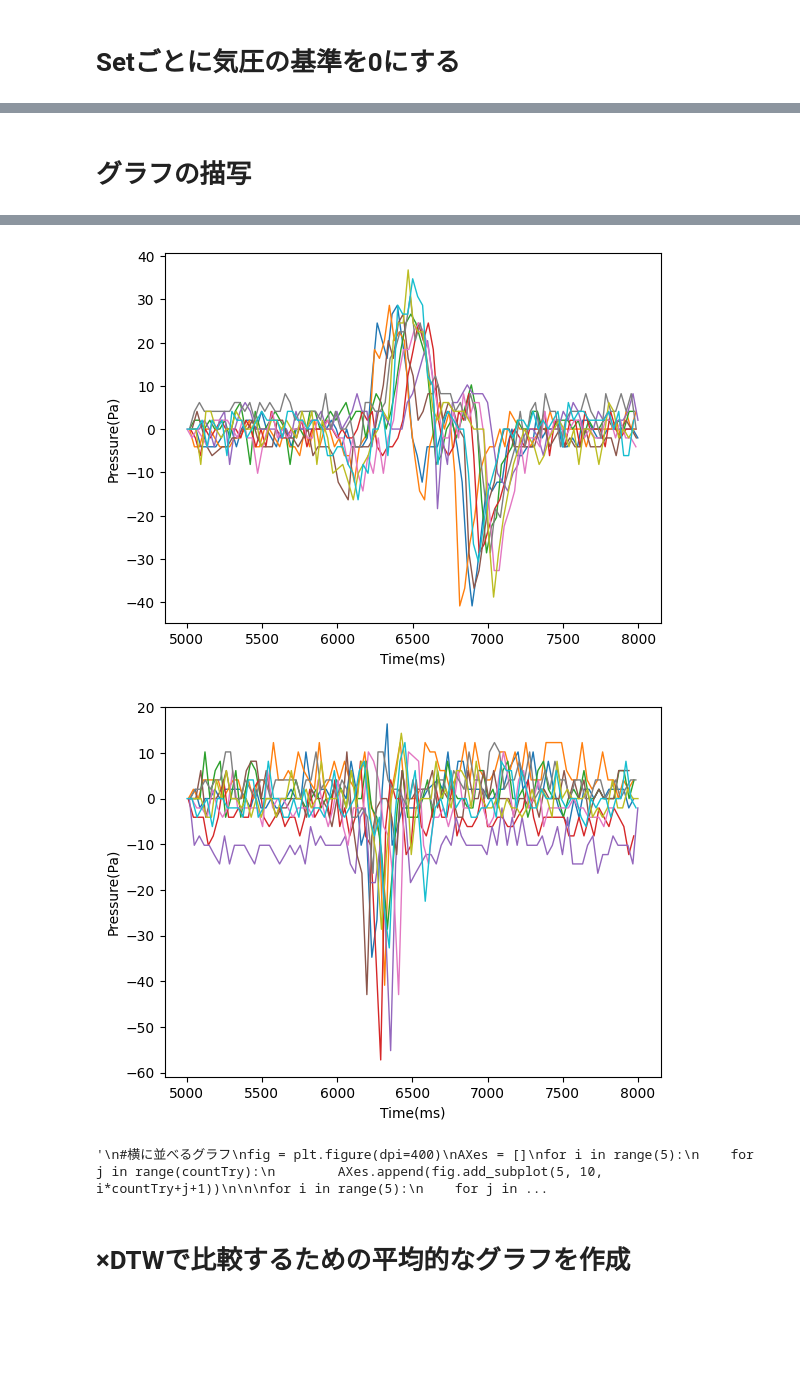
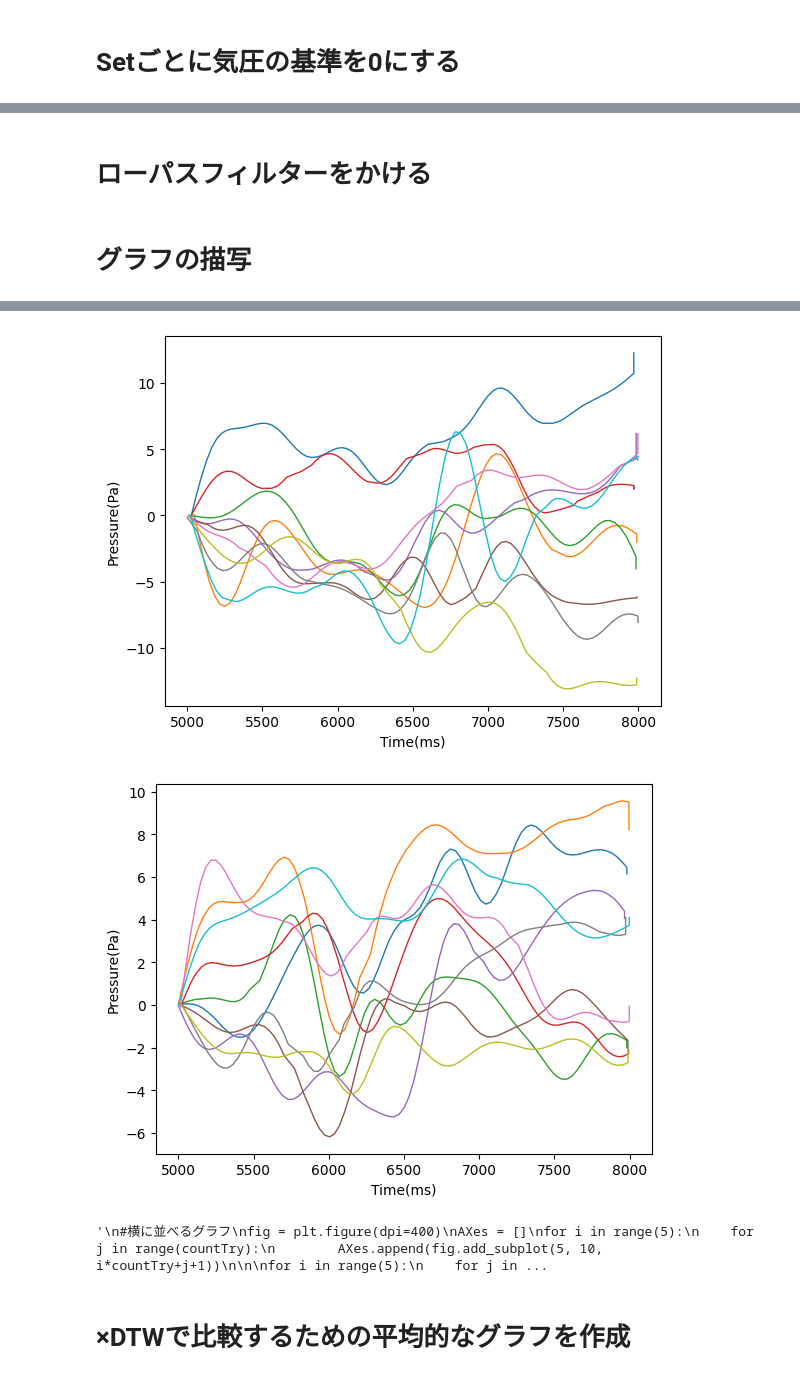
Before and after one commit to Hoji-Yasufumi/research, a Jupyter notebook: JudgeShortWordsBySVM.ipynb, the cells around one changed output, grey strips where cells are left out. Saved outputs shown, nothing was run; the diff lists cells and outputs as text; code cells hidden in the pictures; blank space fills up the shorter version.

Commit message:
Add lowpass filter

```diff
--- a/JudgeShortWordsBySVM.ipynb
+++ b/JudgeShortWordsBySVM.ipynb
@@ -152,7 +136,7 @@ for i in range(numOfSetTry):
 
 for j in range(5):
     for k in range(numDataInSetTry):
-        inputSet[0][j][k].append(pd.read_csv('/content/drive/My Drive/Hoji/dataShorWords_LengthOfThePronunciationIsNotDetermined/Koga/Set1/' + str(judgeVowel(j)) + '/P_' + str(judgeVowel(j)) + '_'+ str(k+1) +'.csv'))
+        inputSet[0][j][k].append(pd.read_csv('/content/drive/My Drive/研究/dataShorWords_LengthOfThePronunciationIsNotDetermined/Koga/Set1/' + str(judgeVowel(j)) + '/P_' + str(judgeVowel(j)) + '_'+ str(k+1) +'.csv'))
         print('/content/drive/My Drive/Hoji/dataShorWords_LengthOfThePronunciationIsNotDetermined/Koga/Set1/' + str(judgeVowel(j)) + '/P_' + str(judgeVowel(j)) + '_'+ str(k+1) +'.csv')
 # %% [output]
 Drive already mounted at /content/drive; to attempt to forcibly remount, call drive.mount("/content/drive", force_remount=True).
@@ -207,12 +246,19 @@ for i in range(numOfSetTry):
 #timeデータの録音開始した秒数を0sにする関数
 def TimesSetting0(timesSameVowelsDatas):
     adjustTimes = []
+    judgeError = False #OpenEarableで時間がリセットされてエラー出たときの判断
     #発話1回のデータを参照する
     for i in range(len(timesSameVowelsDatas)):
         #発話1回分のデータが録音を開始したときの秒数をstartTimeにいれる
         startTime = timesSameVowelsDatas[0]
         #adjustTimesにSetのそれぞれのtimeデータ-startTimeを入れる
         adjustTimes.append(timesSameVowelsDatas[i]-startTime)
+        if timesSameVowelsDatas[i] < startTime:
+          if not judgeError:
+            endTime = timesSameVowelsDatas[i-1] #エラーが最初に検知したときにリセットされた瞬間より1つ前の時間を入れる
+            newStartTime = timesSameVowelsDatas[i] #エラーが最初に検知したときにリセットされた瞬間の時間を入れる
+            #adjustTimes.append(endTime+)
+            judgeError = True
     return adjustTimes
 # %%
 timesAdjustSet0 = [] #調整した経過時間を入れておくための配列
@@ -276,8 +322,17 @@ for i in range(numOfSetTry):
             #print(cuttingTimes5000from8000[i][j][k])
             #print(len(cuttingPresses5000from8000[i][j][k]))
             if len(cuttingPresses5000from8000[i][j][k]) < 90:
-                for l in range(len(cuttingPresses5000from8000[i][j][k]),90):
-                    cuttingPresses5000from8000[i][j][k].append(cuttingPresses5000from8000[i][j][k][len(cuttingPresses5000from8000[i][j][k])-1])
-                    cuttingTimes5000from8000[i][j][k].append(cuttingTimes5000from8000[i][j][k][len(cuttingTimes5000from8000[i][j][k])-1])
-            print(len(cuttingPresses5000from8000[i][j][k]))
+                # リストが空の場合の処理を追加
+                if not cuttingPresses5000from8000[i][j][k]:
+                    #print(str(i) + " " + str(j) + " " + str(k) + " " + str(len(cuttingPresses5000from8000[i][j][k])) + " " + str(len(cuttingTimes5000from8000[i][j][k])))
+                    #空のリストにダミーデータを90個追加
+                    cuttingPresses5000from8000[i][j][k].extend([0] * 90)
+                    #cuttingTimes5000from8000[i][j][k] = list(range(5000,8000,3000//90))
+                    #print(cuttingTimes5000from8000[i][j][k])
+                else:
+                    # リストが空でない場合は、既存の最後の要素で埋める
+                    for l in range(len(cuttingPresses5000from8000[i][j][k]), 90):
+                        cuttingPresses5000from8000[i][j][k].append(cuttingPresses5000from8000[i][j][k][-1])
+                        cuttingTimes5000from8000[i][j][k].append(cuttingTimes5000from8000[i][j][k][-1])
+            print(str(i) + " " + str(j) + " " + str(k) + " " + str(len(cuttingPresses5000from8000[i][j][k])) + " " + str(len(cuttingTimes5000from8000[i][j][k])))
 # %% [output]
@@ -355,3 +484,14 @@ for i in range(numOfSetTry):
+# %% [markdown]
+# **ローパスフィルターをかける**
+# %%
+pressesAdjustLowpass = []
+for i in range(numOfSetTry):
+    pressesAdjustLowpass.append([])
+    for j in range(5):
+        pressesAdjustLowpass[i].append([])
+        for k in range(numDataInSetTry):
+            pressesAdjustLowpass[i][j].append([])
+            pressesAdjustLowpass[i][j][k] = lowpass(pressesAdjustAve[i][j][k], cuttingTimes5000from8000[i][j][k])
 # %% [markdown]
 # **グラフの描写**
 # %%
@@ -376,7 +516,7 @@ for i in range(numOfSetTry):
         plt.xlabel("Time(ms)")
         for k in range(numDataInSetTry):
             #if(j==0):
-                plt.plot(cuttingTimes5000from8000[i][j][k], pressesAdjustAve[i][j][k],linewidth=1)
+                plt.plot(cuttingTimes5000from8000[i][j][k], pressesAdjustLowpass[i][j][k],linewidth=1)
                 #plt.hlines(aveOfSameSet[i], 5000, 8000, color='g', linestyles='dotted')
         plt.show()
 
@@ -405,5 +545,5 @@ plt.show()
-[figure, old version]
+[figure, new version]
-[figure, old version]
+[figure, new version]
 '\n#横に並べるグラフ\nfig = plt.figure(dpi=400)\nAXes = []\nfor i in range(5):\n    for j in range(countTry):\n        AXes.append(fig.add_subplot(5, 10, i*countTry+j+1))\n\n\nfor i in range(5):\n    for j in ...
 # %% [markdown]
 # **×DTWで比較するための平均的なグラフを作成**
```
Also changed, not shown: parts of 15 cells of this notebook.
